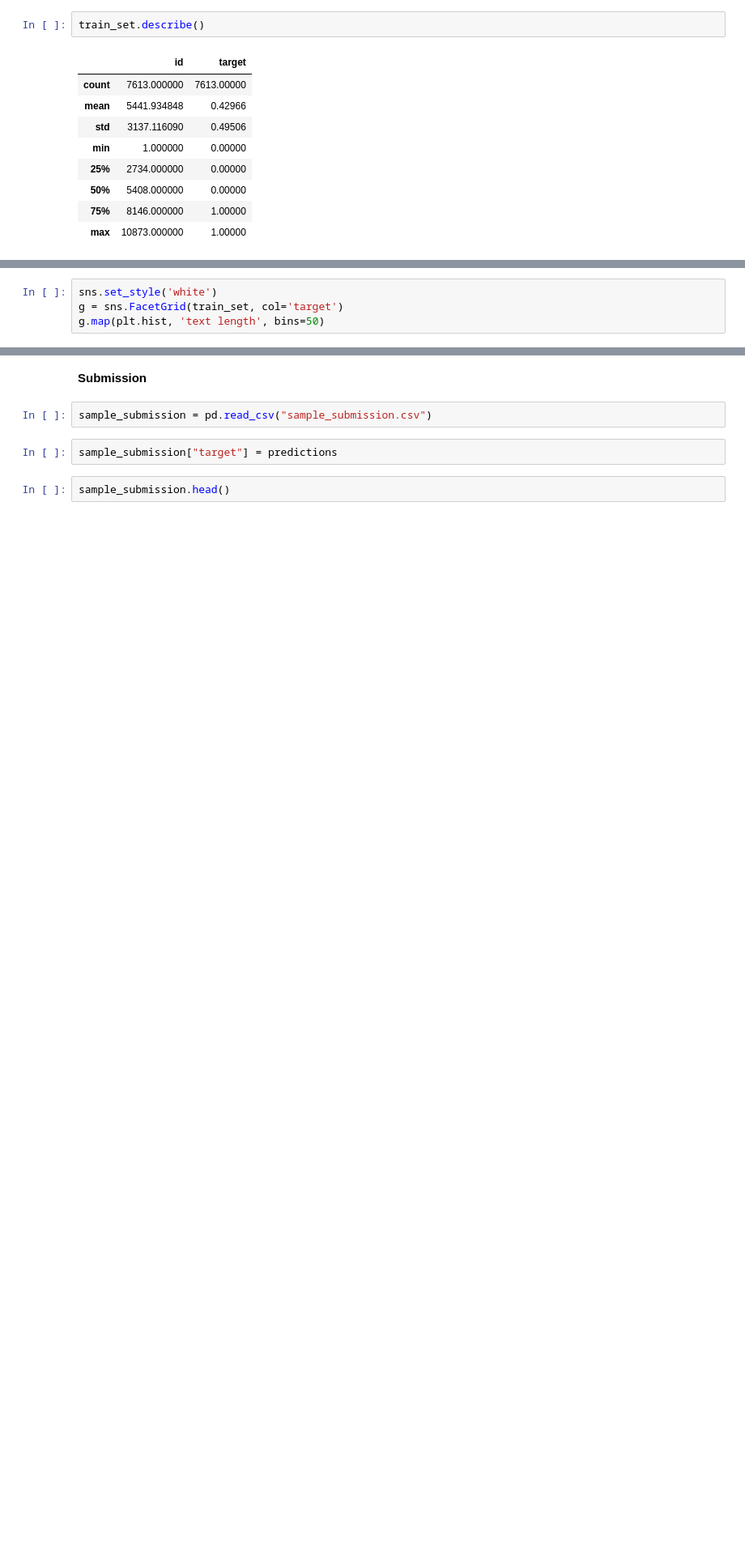
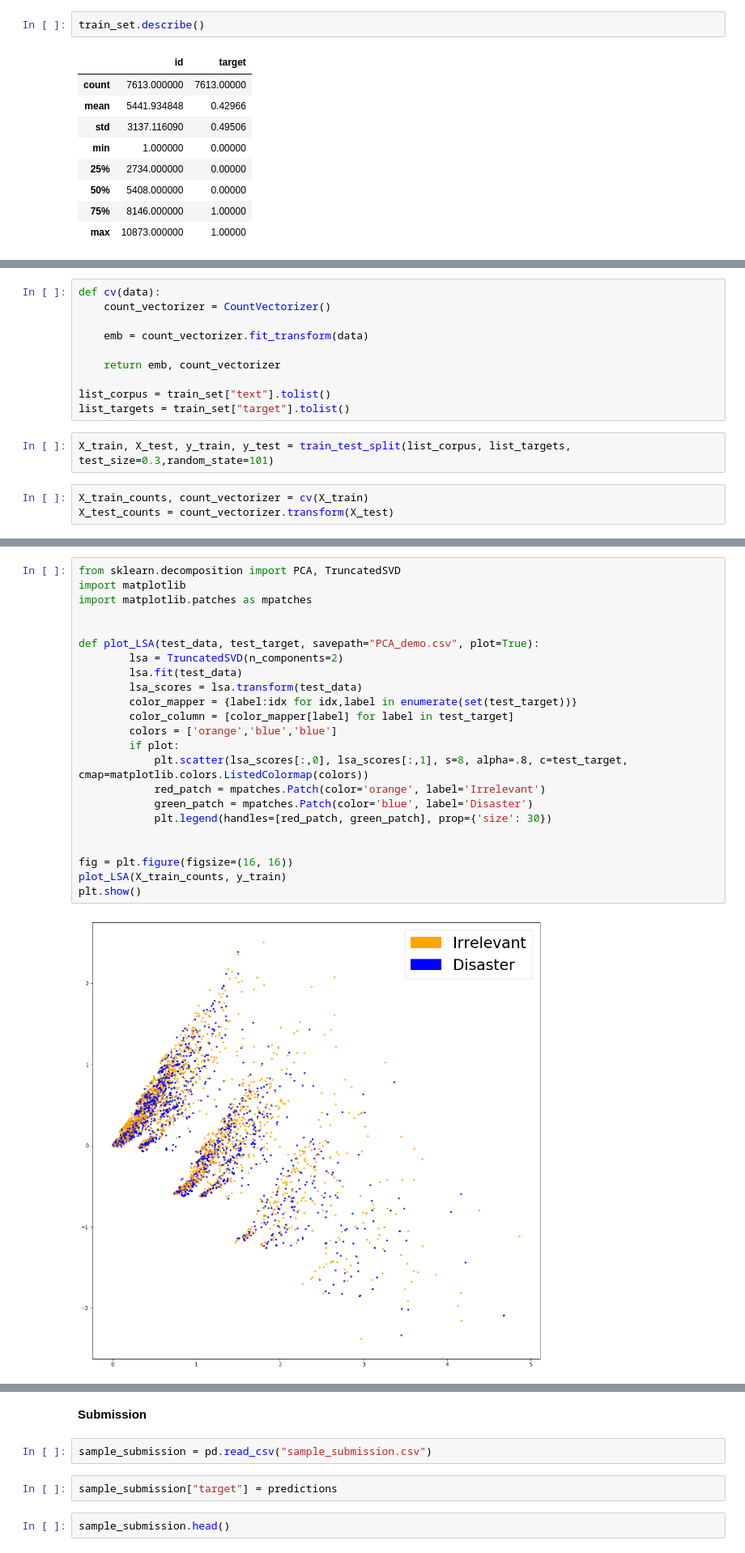
Before and after one commit to chohonest/dataScienceProjects, a Jupyter notebook: Disaster Tweets Kaggle Comp.ipynb, the cells around one changed output, grey strips where cells are left out. Shown at 81% size. Saved outputs shown, nothing was run; the diff lists cells and outputs as text; blank space fills up the shorter version.

```diff
--- a/Disaster Tweets Kaggle Comp.ipynb
+++ b/Disaster Tweets Kaggle Comp.ipynb
@@ -84,4 +112,0 @@ train_set.groupby('target').describe()
-# %%
-sns.set_style('white')
-g = sns.FacetGrid(train_set, col='target')
-g.map(plt.hist, 'text length', bins=50)
@@ -218,0 +119,15 @@ predictions = disaster_detect_model.predict(text_tfidf_test)
+# %%
+def cv(data):
+    count_vectorizer = CountVectorizer()
+
+    emb = count_vectorizer.fit_transform(data)
+
+    return emb, count_vectorizer
+
+list_corpus = train_set["text"].tolist()
+list_targets = train_set["target"].tolist()
+# %%
+X_train, X_test, y_train, y_test = train_test_split(list_corpus, list_targets, test_size=0.3,random_state=101)
+# %%
+X_train_counts, count_vectorizer = cv(X_train)
+X_test_counts = count_vectorizer.transform(X_test)
@@ -218,0 +138,25 @@ predictions = disaster_detect_model.predict(text_tfidf_test)
+# %%
+from sklearn.decomposition import PCA, TruncatedSVD
+import matplotlib
+import matplotlib.patches as mpatches
+
+
+def plot_LSA(test_data, test_target, savepath="PCA_demo.csv", plot=True):
+        lsa = TruncatedSVD(n_components=2)
+        lsa.fit(test_data)
+        lsa_scores = lsa.transform(test_data)
+        color_mapper = {label:idx for idx,label in enumerate(set(test_target))}
+        color_column = [color_mapper[label] for label in test_target]
+        colors = ['orange','blue','blue']
+        if plot:
+            plt.scatter(lsa_scores[:,0], lsa_scores[:,1], s=8, alpha=.8, c=test_target, cmap=matplotlib.colors.ListedColormap(colors))
+            red_patch = mpatches.Patch(color='orange', label='Irrelevant')
+            green_patch = mpatches.Patch(color='blue', label='Disaster')
+            plt.legend(handles=[red_patch, green_patch], prop={'size': 30})
+
+
+fig = plt.figure(figsize=(16, 16))
+plot_LSA(X_train_counts, y_train)
+plt.show()
+# %% [output]
+[figure, added]
```
Also changed, not shown: parts of 87 cells of this notebook.
